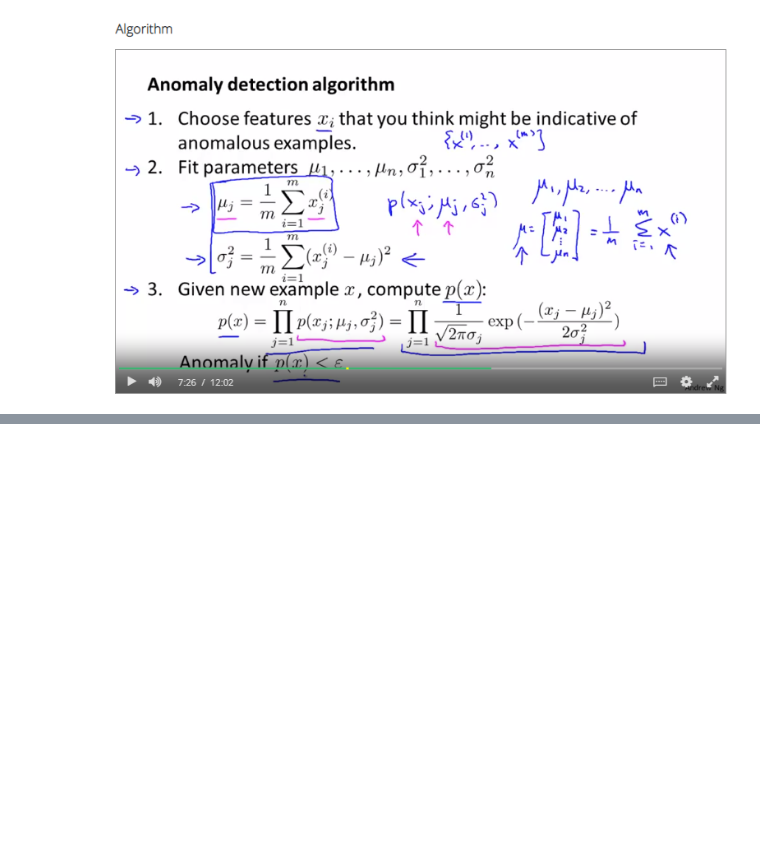
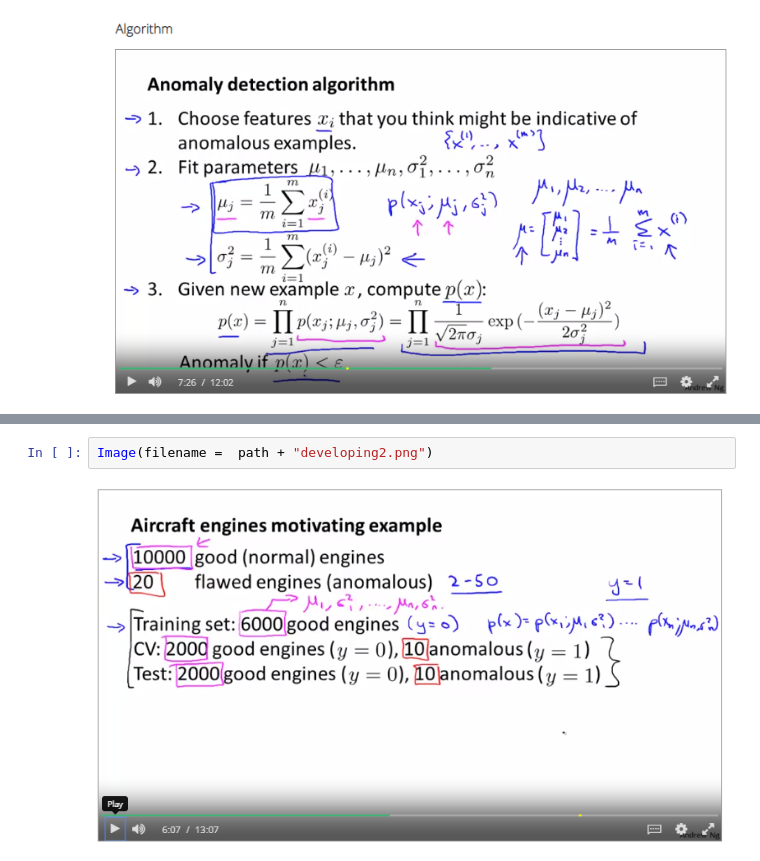
Before and after one commit to louloret/Andrew-NG-Machine-Learning, a Jupyter notebook: Week 9 Anomaly Detection-checkpoint.ipynb, the cells around one changed output, grey strips where cells are left out. Drawn from its saved outputs; the diff is of its cells as text; blank space fills up the shorter version.

```diff
--- a/Week 9 Anomaly Detection-checkpoint.ipynb
+++ b/Week 9 Anomaly Detection-checkpoint.ipynb
@@ -55,0 +73,4 @@ Image(filename =  path + "anomaly_detection4.png")
+# %%
+Image(filename =  path + "developing2.png")
+# %% [output]
+[figure, added]
```
Also changed, not shown: parts of 8 cells of this notebook.
